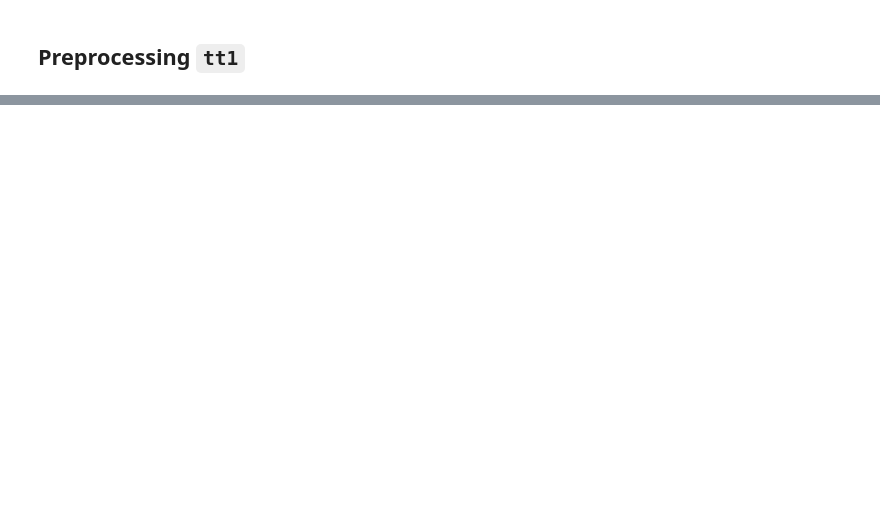
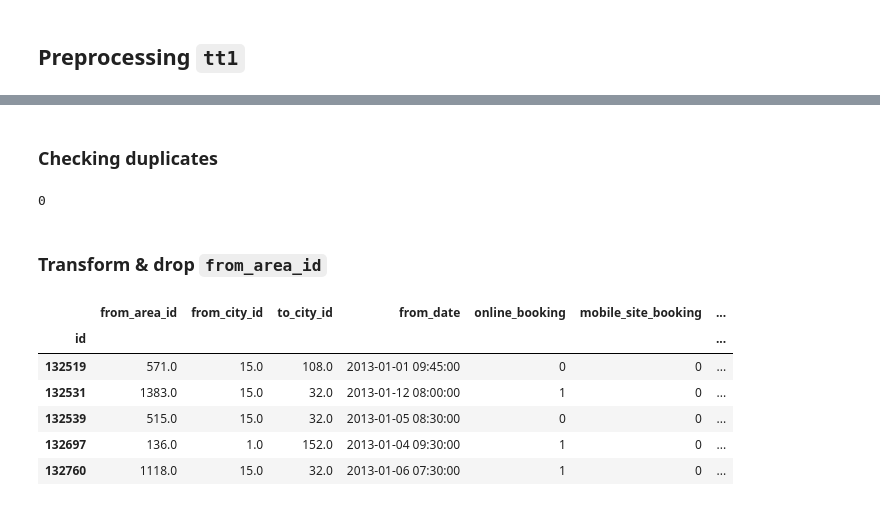
Before and after one commit to sudhirjangra/your_cab_data_analysis, a Jupyter notebook: your_cabs_data_analysis.ipynb, the cells around one changed output, grey strips where cells are left out. Cells and saved outputs as stored; diff of their text form; code cells hidden in the pictures; blank space fills up the shorter version.

```diff
--- a/your_cabs_data_analysis.ipynb
+++ b/your_cabs_data_analysis.ipynb
@@ -235,0 +266,2 @@ tt3.sample(3)
+# %%
+tt1.drop(columns=[ 'package_id', 'travel_type_id', 'to_area_id','from_lat','from_long', 'to_lat', 'to_long'], axis=1, inplace=True)
@@ -235,0 +276,7 @@ tt3.sample(3)
+# %%
+tt1['from_area_id'] = tt1['from_area_id'].astype('object')
+tt1['from_city_id'] = tt1['from_city_id'].astype('object')
+tt1['to_city_id'] = tt1['to_city_id'].astype('object')
+# %%
+tt1['from_date'] = pd.to_datetime(tt1['from_date'],format='mixed')
+tt1['booking_created'] = pd.to_datetime(tt1['booking_created'],format='mixed')
@@ -235,0 +323,7 @@ tt3.sample(3)
+# %%
+tt1.from_area_id.fillna(tt1['from_area_id'].mode()[0], inplace=True)
+tt1.from_city_id.fillna(tt1.from_city_id.mode()[0], inplace=True)
+tt1.to_city_id.fillna(tt1.to_city_id.mode()[0], inplace=True)
+# tt1.from_area_id.fillna('393.0',inplace=True)
+# tt1.from_city_id.fillna('15.0',inplace=True)
+# tt1.to_city_id.fillna('32.0',inplace=True)
@@ -235,0 +348,20 @@ tt3.sample(3)
+# %% [markdown]
+### Checking duplicates
+# %%
+print(tt1.duplicated().sum())
+# %% [output]
+0
+# %% [markdown]
+### Transform & drop `from_area_id`
+# %%
+from_area_id_cancel_perc = tt1[['from_area_id', 'Car_Cancellation']].groupby('from_area_id').mean()['Car_Cancellation']
+tt1['from_area_cancel_perc'] = tt1.from_area_id.map(from_area_id_cancel_perc)
+tt1.head(5)
+# %% [output]
+|  | from_area_id | from_city_id | to_city_id | from_date | online_booking | mobile_site_booking | ... |
+| id |  |  |  |  |  |  | ... |
+| 132519 | 571.0 | 15.0 | 108.0 | 2013-01-01 09:45:00 | 0 | 0 | ... |
+| 132531 | 1383.0 | 15.0 | 32.0 | 2013-01-12 08:00:00 | 1 | 0 | ... |
+| 132539 | 515.0 | 15.0 | 32.0 | 2013-01-05 08:30:00 | 0 | 0 | ... |
+| 132697 | 136.0 | 1.0 | 152.0 | 2013-01-04 09:30:00 | 1 | 0 | ... |
+| 132760 | 1118.0 | 15.0 | 32.0 | 2013-01-06 07:30:00 | 1 | 0 | ... |
```
Also changed, not shown: parts of 39 cells of this notebook, 1 other file.
